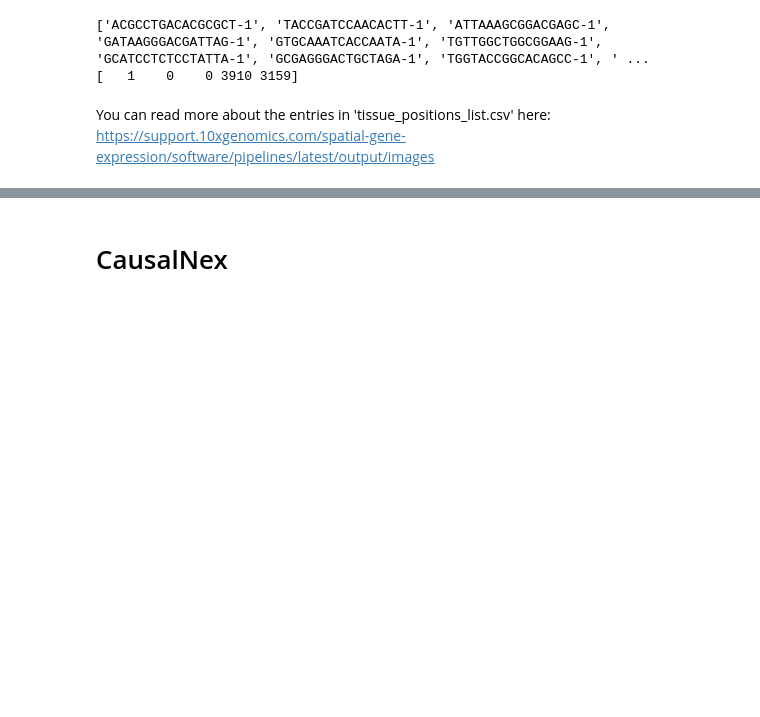
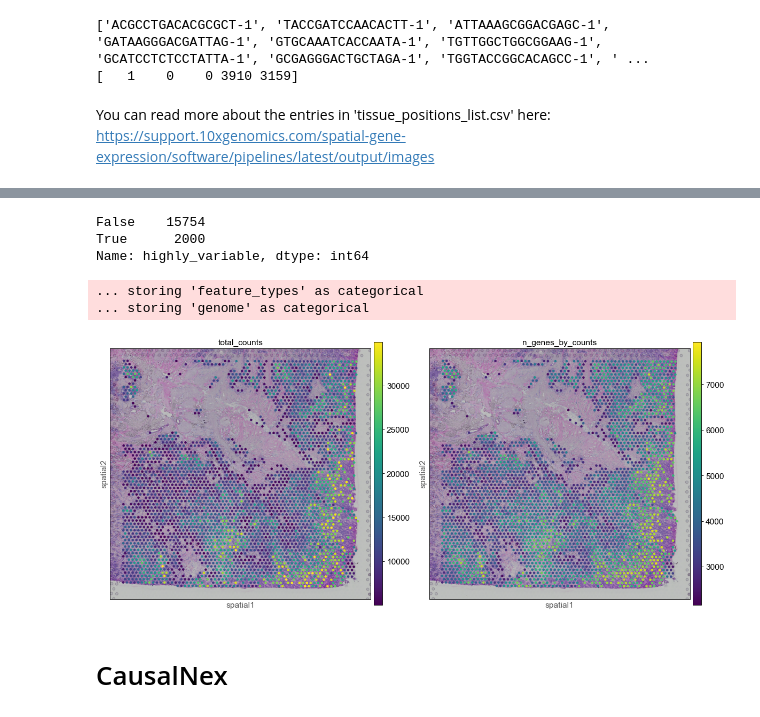
Before and after one commit to cnellington/CMU-Genomics-Final, a Jupyter notebook: load_10x.ipynb, the cells around one changed output, grey strips where cells are left out. Drawn from its saved outputs; the diff is of its cells as text; code cells hidden in the pictures; blank space fills up the shorter version.

```diff
--- a/load_10x.ipynb
+++ b/load_10x.ipynb
@@ -68,0 +129,4 @@ You can read more about the entries in 'tissue_positions_list.csv' here: https:/
+# %%
+sc.pp.normalize_total(adata, inplace=True) # Normalizes total count to median of total counts for observations (cells) before normalization
+sc.pp.log1p(adata) # log-transform the expression data i.e. for X, calculate log(X+1)
+sc.pp.highly_variable_genes(adata, flavor="seurat", n_top_genes=2000)
@@ -69,3 +144,16 @@ You can read more about the entries in 'tissue_positions_list.csv' here: https:/
+# %%
+# Verify that there are 2000 genes selected
+print(adata.var['highly_variable'].value_counts())
+# %% [output]
+False    15754
+True      2000
+Name: highly_variable, dtype: int64
+# %%
+sc.pl.spatial(adata, img_key="hires", color=["total_counts", "n_genes_by_counts"])
+# %% [output]
+... storing 'feature_types' as categorical
+... storing 'genome' as categorical
+[figure, added]
 # %% [markdown]
 # CausalNex
 # %%
```
Also changed, not shown: parts of 9 cells of this notebook.
